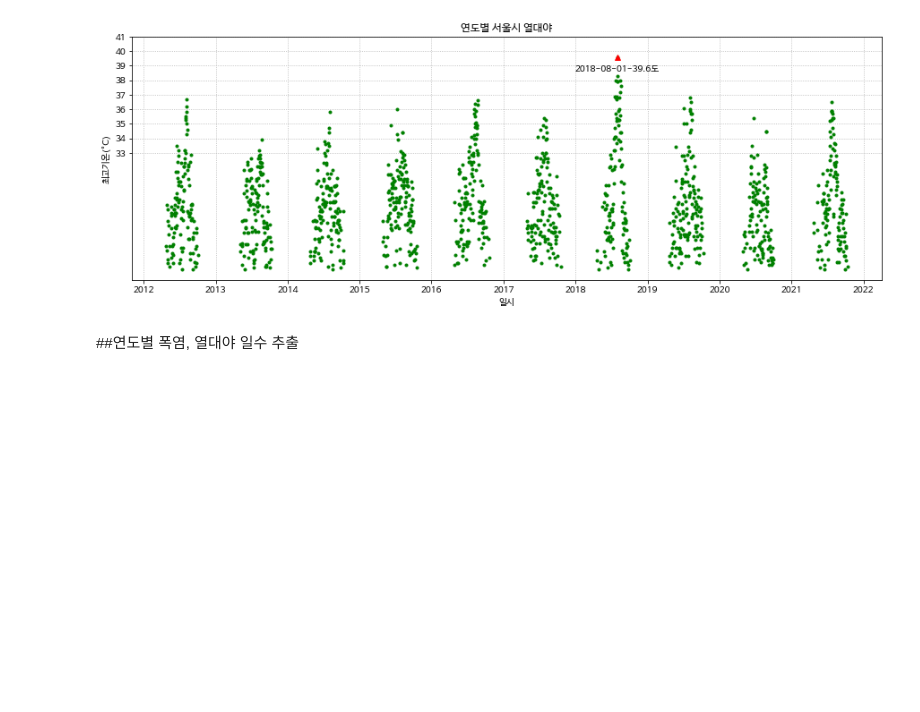
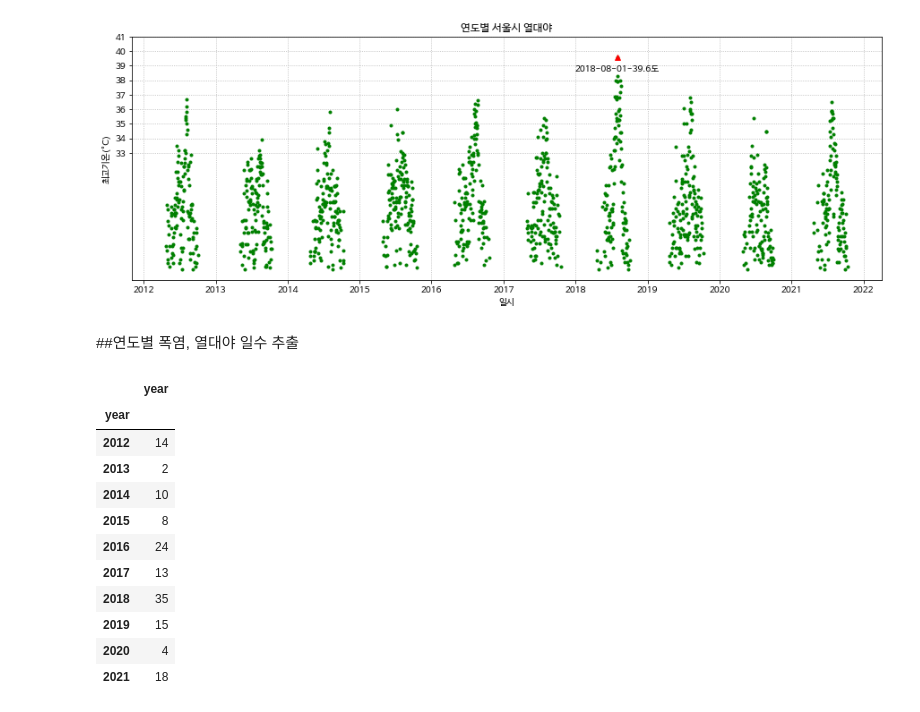
Before and after one commit to yojulab/learn_data_analytics, a Jupyter notebook: codes/서울_열대야_시각화.ipynb, the cells around one changed output. Cells and saved outputs as stored; diff of their text form; code cells hidden in the pictures; blank space fills up the shorter version.

```diff
--- a/codes/서울_열대야_시각화.ipynb
+++ b/codes/서울_열대야_시각화.ipynb
@@ -356,3 +344,19 @@ plt.show()
 [figure]
 # %% [markdown]
 ##연도별 폭염, 열대야 일수 추출
+# %%
+seoul_hotday_years = seoul_hotday.groupby(seoul_hotday['year'])['year'].count().to_frame()
+seoul_hotday_years
+# %% [output]
+|  | year |
+| year |  |
+| 2012 | 14 |
+| 2013 | 2 |
+| 2014 | 10 |
+| 2015 | 8 |
+| 2016 | 24 |
+| 2017 | 13 |
+| 2018 | 35 |
+| 2019 | 15 |
+| 2020 | 4 |
+| 2021 | 18 |
```
Also changed, not shown: parts of 12 cells of this notebook.
